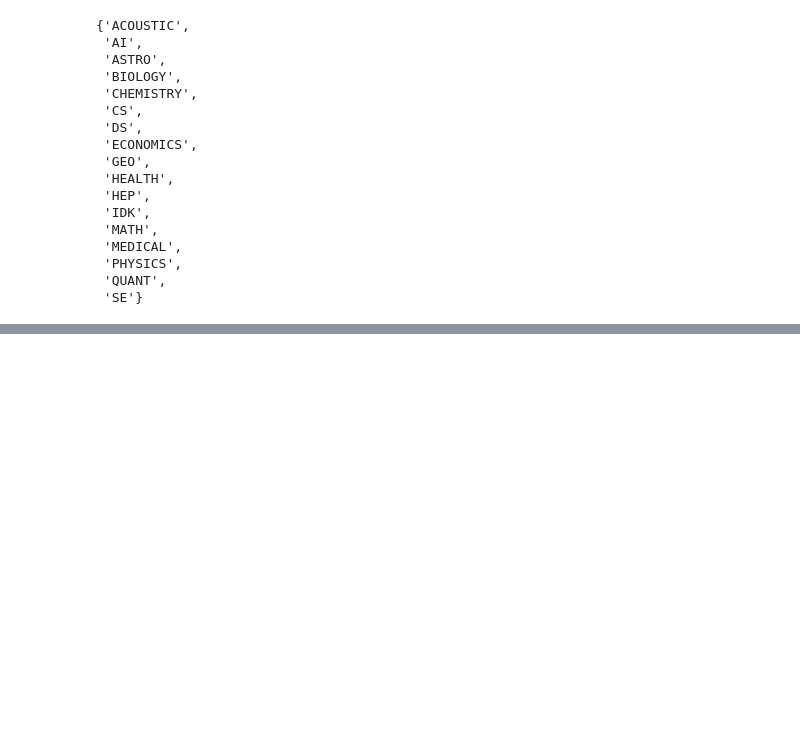
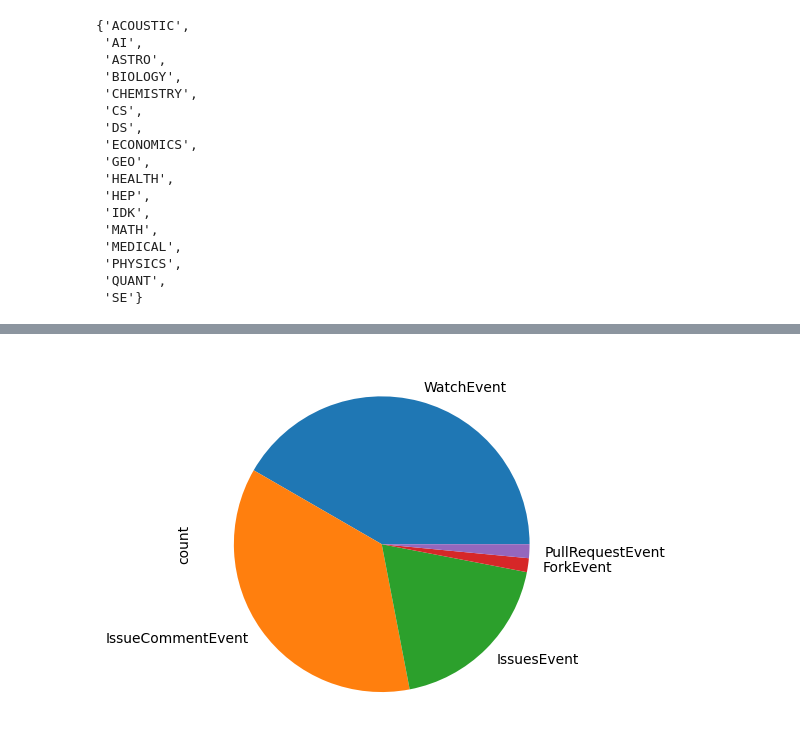
Before and after one commit to jpivarski-talks/2023-05-09-chep23-analysis-of-physicists, a Jupyter notebook: analysis/hep-vs-other.ipynb, the cells around one changed output, grey strips where cells are left out. Saved outputs shown, nothing was run; the diff lists cells and outputs as text; code cells hidden in the pictures; blank space fills up the shorter version.

```diff
--- a/analysis/hep-vs-other.ipynb
+++ b/analysis/hep-vs-other.ipynb
@@ -85,0 +213,4 @@ GitHub users who no longer exist (18% of the total) were removed from the sample
+# %%
+df["event_type_id"][df["category"] == "biomedical"].map(event_type_id).value_counts().plot.pie();
+# %% [output]
+[figure, added]
```
Also changed, not shown: parts of 18 cells of this notebook.
